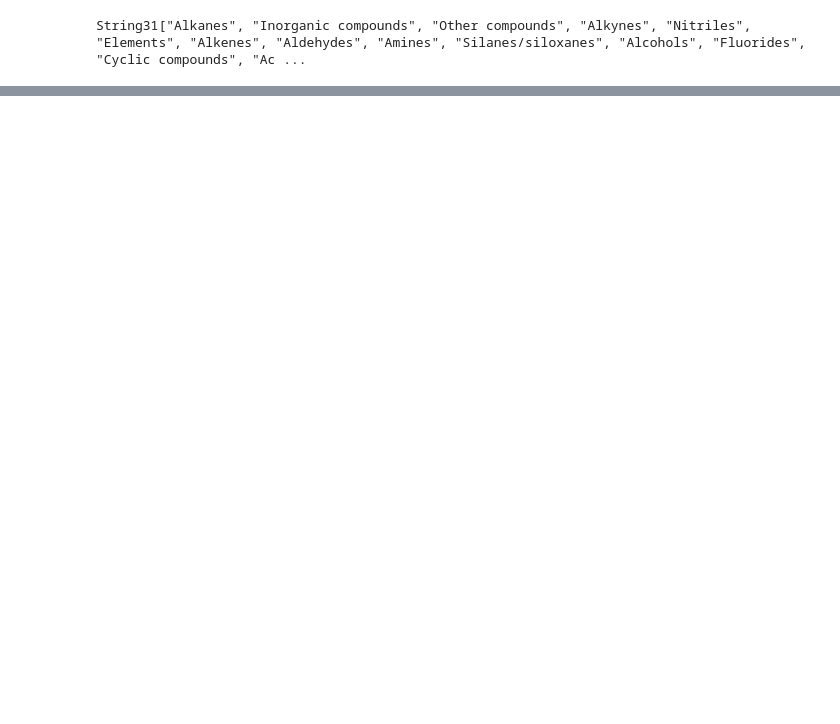
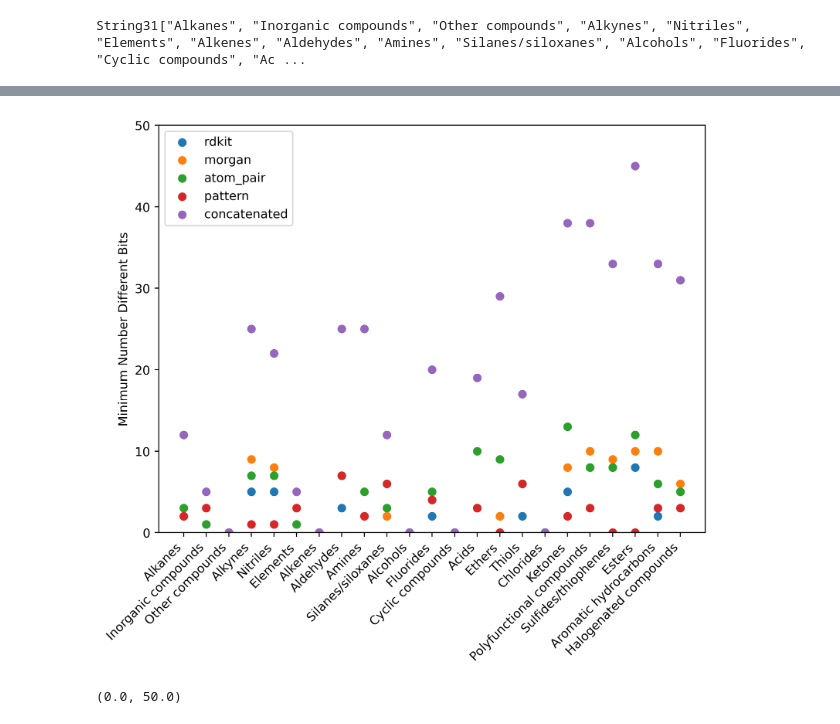
Before and after one commit to lucpaoli/SAFT_ML, a Jupyter notebook: special_thingy_params/fingerprint_augmentation.ipynb, the cells around one changed output, grey strips where cells are left out. Drawn from its saved outputs; the diff is of its cells as text; code cells hidden in the pictures; blank space fills up the shorter version.

```diff
--- a/special_thingy_params/fingerprint_augmentation.ipynb
+++ b/special_thingy_params/fingerprint_augmentation.ipynb
@@ -301,0 +203,21 @@ LoadError: UndefVarError: `ymin` not defined
+# %%
+rdkit_minima = [minima[i][1] for i = 1:length(minima)]
+morgan_minima = [minima[i][2] for i = 1:length(minima)]
+atom_pair_minima = [minima[i][3] for i = 1:length(minima)]
+pattern_minima = [minima[i][4] for i = 1:length(minima)]
+total_minima = [minima[i][5] for i = 1:length(minima)]
+
+plt.figure(figsize=(8, 6), dpi=400)
+plt.scatter(unique_values, rdkit_minima)
+plt.scatter(unique_values, morgan_minima)
+plt.scatter(unique_values, atom_pair_minima)
+plt.scatter(unique_values, pattern_minima)
+plt.scatter(unique_values, total_minima)
+
+plt.ylabel("Minimum Number Different Bits")
+plt.legend(["rdkit","morgan","atom_pair","pattern","concatenated"])
+plt.xticks(rotation=45,ha="right");
+plt.ylim([0, 50])
+# %% [output]
+[figure, added]
+(0.0, 50.0)
```
Also changed, not shown: parts of 6 cells of this notebook.
